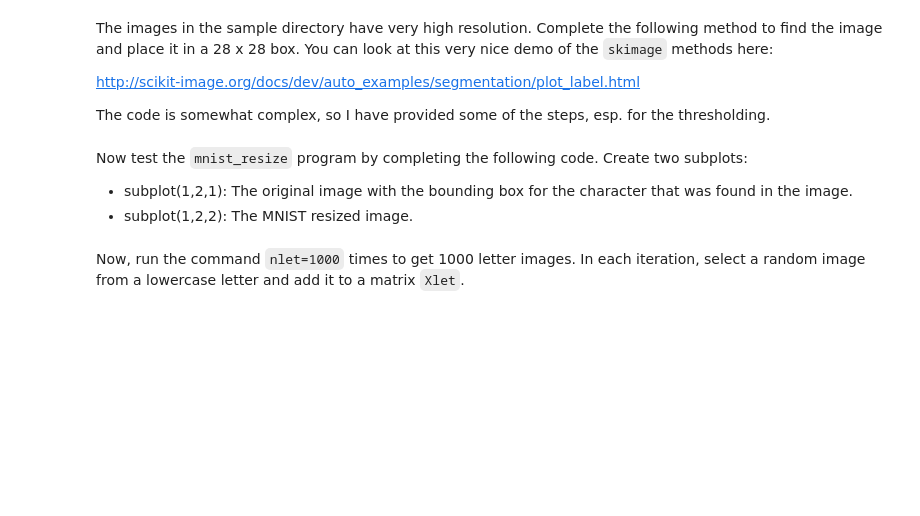
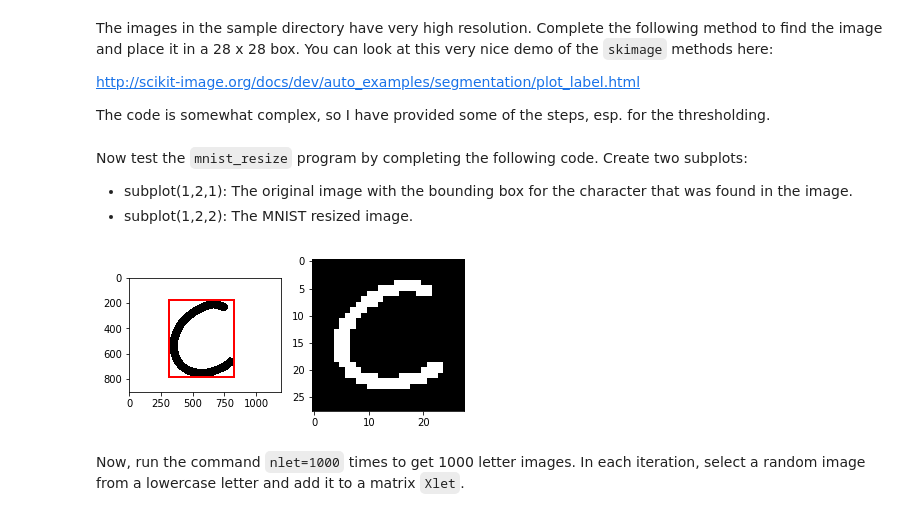
Before and after one commit to JackLangerman/introml, a Jupyter notebook: svm/lab06_ext_mnist_partial.ipynb, the cells around one changed output. Drawn from its saved outputs; the diff is of its cells as text; code cells hidden in the pictures; blank space fills up the shorter version.

```diff
--- a/svm/lab06_ext_mnist_partial.ipynb
+++ b/svm/lab06_ext_mnist_partial.ipynb
@@ -199,6 +218,7 @@ def mnist_resize(img):
 
     # TODO:  Convert the image to gray scale using the skimage.color.rgb2gray method.
     # bw = ...
+    bw = skimage.color.rgb2gray(img)
 
     # Threshold the image using OTSU threshold
     thresh = threshold_otsu(bw)
@@ -210,10 +230,15 @@ def mnist_resize(img):
 
     # TODO:  Find region with the largest area.  You can get the region area from region.area.
     # region_max = ...
+    region_max_idx = np.argmax([r.area for r in regions])
+    region_max = regions[region_max_idx]
+
 
     # Raise an ImgException if no region with area >= 100 was found
+    area_max = region_max.area
+
     if (area_max < 100):
-        raise ImgException("No image found")
+        raise ImgException("No image area >= 100 found")
 
     # Get the bounding box of the character from region_max.bbox
     minr, minc, maxr, maxc = region_max.bbox
@@ -221,15 +246,27 @@ def mnist_resize(img):
 
     # TODO:  Crop the image in bw to the bounding box
     # bw_crop = bw[...]
+    bw_crop = bw[minr:maxr, minc:maxc].astype(float)
 
     # TODO:  Resize the cropped image to a 20x20 using the resize command.
     # You will need to use the mode = 'constant' option
     # bw_resize = ...
+    bw_resize = skimage.transform.resize(bw_crop, (20, 20), mode='constant')
 
     # TODO:  Threshold back to a 0-1 image by comparing the pixels to their mean value
+    thresh = (bw_resize > np.mean(bw_resize))
 
     # TODO:  Place extracted 20 x 20 image in larger image 28 x 28
     # img1 = ...
+    img1 = np.zeros((nx_box,ny_box))
+
+
+    img1[offx:offx+nx_img, offy:offy+ny_img] = thresh
+
+
+#     img1[4:24, 4:24] = bw_resize
+
+
     return img1, box
 # %% [markdown]
 Now test the `mnist_resize` program by completing the following code.  Create two subplots:
@@ -238,17 +275,26 @@ Now test the `mnist_resize` program by completing the following code.  Create tw
 # %%
 # Load an image
 img = load_img(13,9)
 
 try:
     # Resize the image
-    # img1, box = mnist_resize(img)
+    img1, box = mnist_resize(img)
 
     # TODO:  Plot the original image, img, along with a red box around the captured character.
     # Use the mpatches.Rectangle and ax.add_patch methods to construct the rectangle.
+    f, ax = plt.subplots(1,2)
+#     ax.imshow(img1)
+    ax[0].imshow(img)
+    minr, minc, maxr, maxc = box
+    ax[0].add_patch(mpatches.Rectangle((minc, minr), maxc - minc, maxr - minr,
+                                       fill=False, edgecolor='red', linewidth=2))
 
     # TODO:  Plot the resized 28 x 28 image, img1.  You can use the plt_digit(img1) command
+    plt_digit(img1)
 
 except ImgException as e:
     print(e.msg)
+# %% [output]
+[figure, added]
 # %% [markdown]
 Now, run the command `nlet=1000` times to get 1000 letter images.  In each iteration, select a random image from a lowercase letter and add it to a matrix `Xlet`.
```
Also changed, not shown: parts of 36 cells of this notebook, 2 other files.
